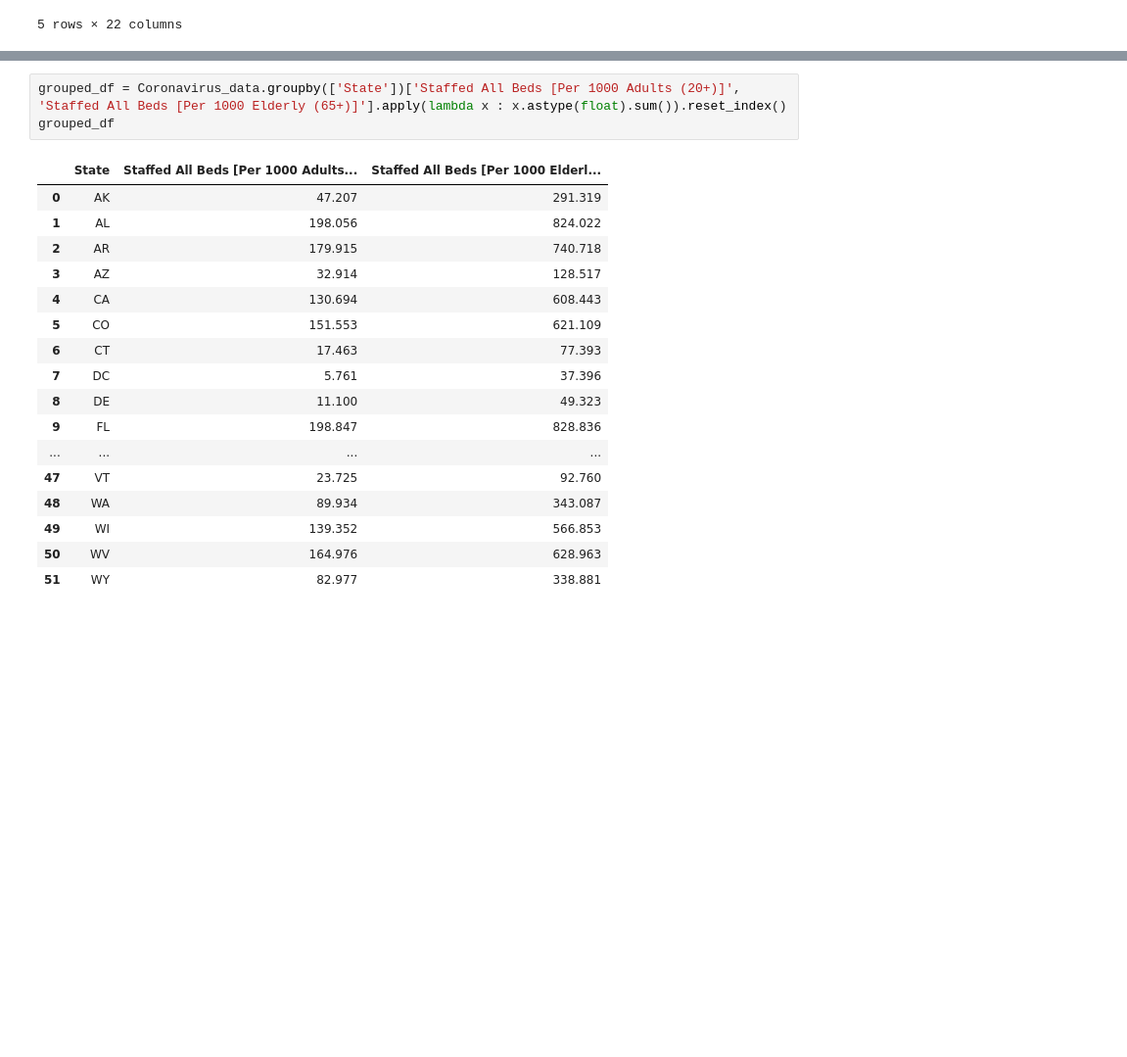
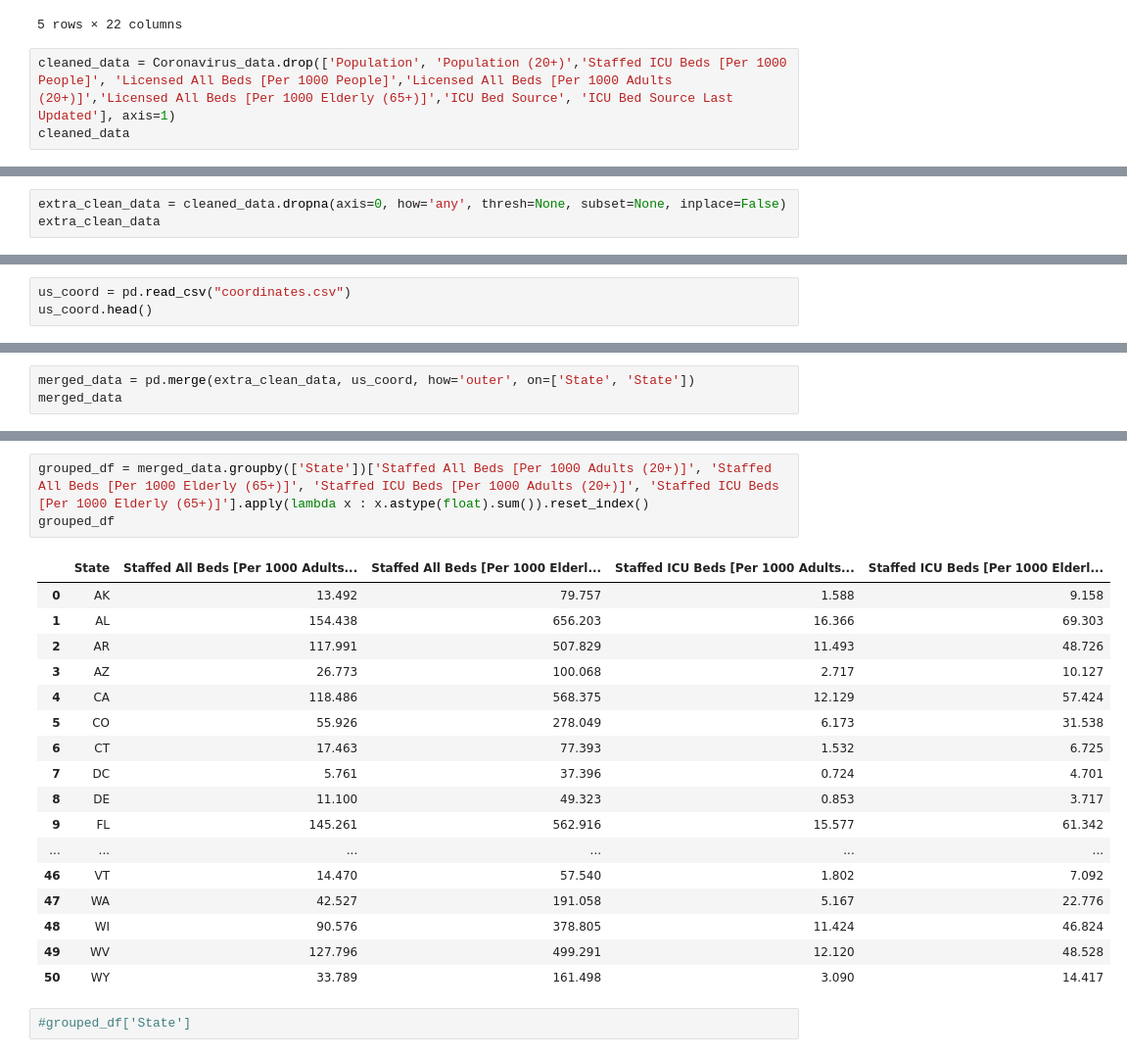
Before and after one commit to Whitney128/Homework, a Jupyter notebook: project_showing/Coronavirus.ipynb, the cells around one changed output, grey strips where cells are left out. Shown at 98% size. Saved outputs shown, nothing was run; the diff lists cells and outputs as text; blank space fills up the shorter version.

```diff
--- a/project_showing/Coronavirus.ipynb
+++ b/project_showing/Coronavirus.ipynb
@@ -19,3 +21,6 @@ Coronavirus_data.head()
 | 3 | 2070 | AK | Dillingham | 18.0 | 0.0 | 18.0 | ... |
 | 4 | 2090 | AK | Fairbanks North Star | 145.0 | 13.0 | 175.0 | ... |
 5 rows × 22 columns
+# %%
+cleaned_data = Coronavirus_data.drop(['Population', 'Population (20+)','Staffed ICU Beds [Per 1000 People]', 'Licensed All Beds [Per 1000 People]','Licensed All Beds [Per 1000 Adults (20+)]','Licensed All Beds [Per 1000 Elderly (65+)]','ICU Bed Source', 'ICU Bed Source Last Updated'], axis=1)
+cleaned_data
@@ -21,0 +41,3 @@ Coronavirus_data.head()
+# %%
+extra_clean_data = cleaned_data.dropna(axis=0, how='any', thresh=None, subset=None, inplace=False)
+extra_clean_data
@@ -21,0 +58,3 @@ Coronavirus_data.head()
+# %%
+us_coord = pd.read_csv("coordinates.csv")
+us_coord.head()
@@ -21,0 +68,3 @@ Coronavirus_data.head()
+# %%
+merged_data = pd.merge(extra_clean_data, us_coord, how='outer', on=['State', 'State'])
+merged_data
@@ -73,24 +183,26 @@ KeyError: "None of [Index(['Lat', 'Lng'], dtype='object')] are in the [columns]"
 # %%
-grouped_df = Coronavirus_data.groupby(['State'])['Staffed All Beds [Per 1000 Adults (20+)]', 'Staffed All Beds [Per 1000 Elderly (65+)]'].apply(lambda x : x.astype(float).sum()).reset_index()
+grouped_df = merged_data.groupby(['State'])['Staffed All Beds [Per 1000 Adults (20+)]', 'Staffed All Beds [Per 1000 Elderly (65+)]', 'Staffed ICU Beds [Per 1000 Adults (20+)]', 'Staffed ICU Beds [Per 1000 Elderly (65+)]'].apply(lambda x : x.astype(float).sum()).reset_index()
 grouped_df
 # %% [output]
-|  | State | Staffed All Beds [Per 1000 Adults... | Staffed All Beds [Per 1000 Elderl... |
-| 0 | AK | 47.207 | 291.319 |
-| 1 | AL | 198.056 | 824.022 |
-| 2 | AR | 179.915 | 740.718 |
-| 3 | AZ | 32.914 | 128.517 |
-| 4 | CA | 130.694 | 608.443 |
-| 5 | CO | 151.553 | 621.109 |
-| 6 | CT | 17.463 | 77.393 |
-| 7 | DC | 5.761 | 37.396 |
-| 8 | DE | 11.100 | 49.323 |
-| 9 | FL | 198.847 | 828.836 |
-| ... | ... | ... | ... |
-| 47 | VT | 23.725 | 92.760 |
-| 48 | WA | 89.934 | 343.087 |
-| 49 | WI | 139.352 | 566.853 |
-| 50 | WV | 164.976 | 628.963 |
-| 51 | WY | 82.977 | 338.881 |
+|  | State | Staffed All Beds [Per 1000 Adults... | Staffed All Beds [Per 1000 Elderl... | Staffed ICU Beds [Per 1000 Adults... | Staffed ICU Beds [Per 1000 Elderl... |
+| 0 | AK | 13.492 | 79.757 | 1.588 | 9.158 |
+| 1 | AL | 154.438 | 656.203 | 16.366 | 69.303 |
+| 2 | AR | 117.991 | 507.829 | 11.493 | 48.726 |
+| 3 | AZ | 26.773 | 100.068 | 2.717 | 10.127 |
+| 4 | CA | 118.486 | 568.375 | 12.129 | 57.424 |
+| 5 | CO | 55.926 | 278.049 | 6.173 | 31.538 |
+| 6 | CT | 17.463 | 77.393 | 1.532 | 6.725 |
+| 7 | DC | 5.761 | 37.396 | 0.724 | 4.701 |
+| 8 | DE | 11.100 | 49.323 | 0.853 | 3.717 |
+| 9 | FL | 145.261 | 562.916 | 15.577 | 61.342 |
+| ... | ... | ... | ... | ... | ... |
+| 46 | VT | 14.470 | 57.540 | 1.802 | 7.092 |
+| 47 | WA | 42.527 | 191.058 | 5.167 | 22.776 |
+| 48 | WI | 90.576 | 378.805 | 11.424 | 46.824 |
+| 49 | WV | 127.796 | 499.291 | 12.120 | 48.528 |
+| 50 | WY | 33.789 | 161.498 | 3.090 | 14.417 |
+# %%
+#grouped_df['State']
 # %%
 # Setting the positions and width for the bars
 pos = list(range(len(grouped_df['Staffed All Beds [Per 1000 Adults (20+)]'])))
```
Also changed, not shown: parts of 17 cells of this notebook.
